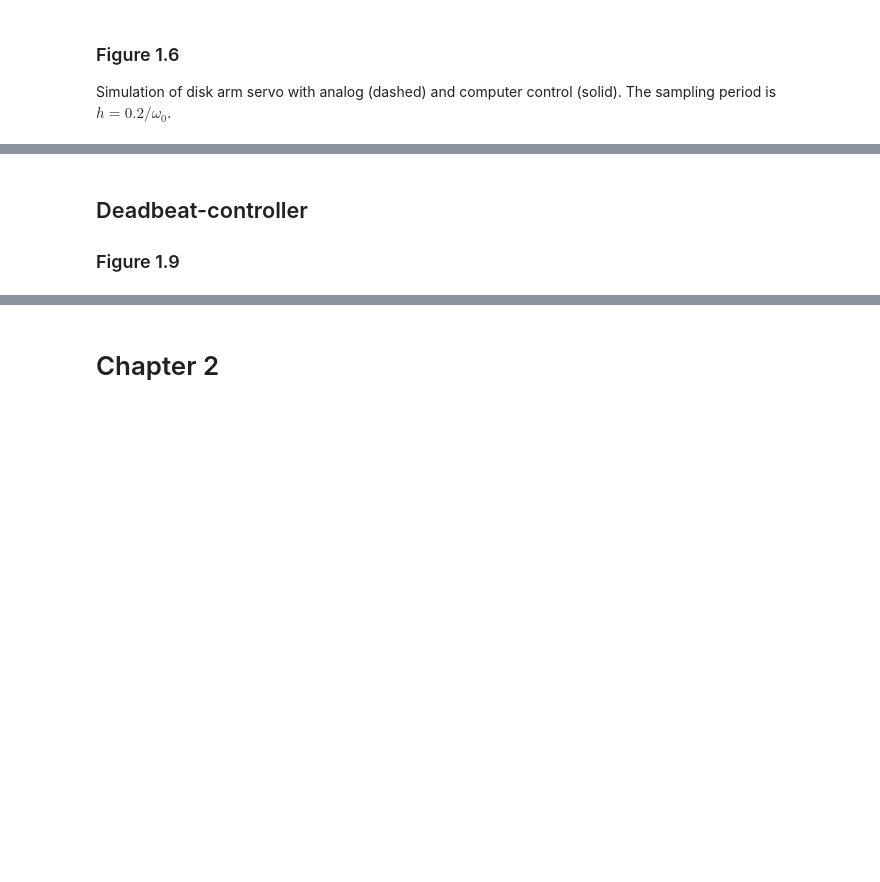
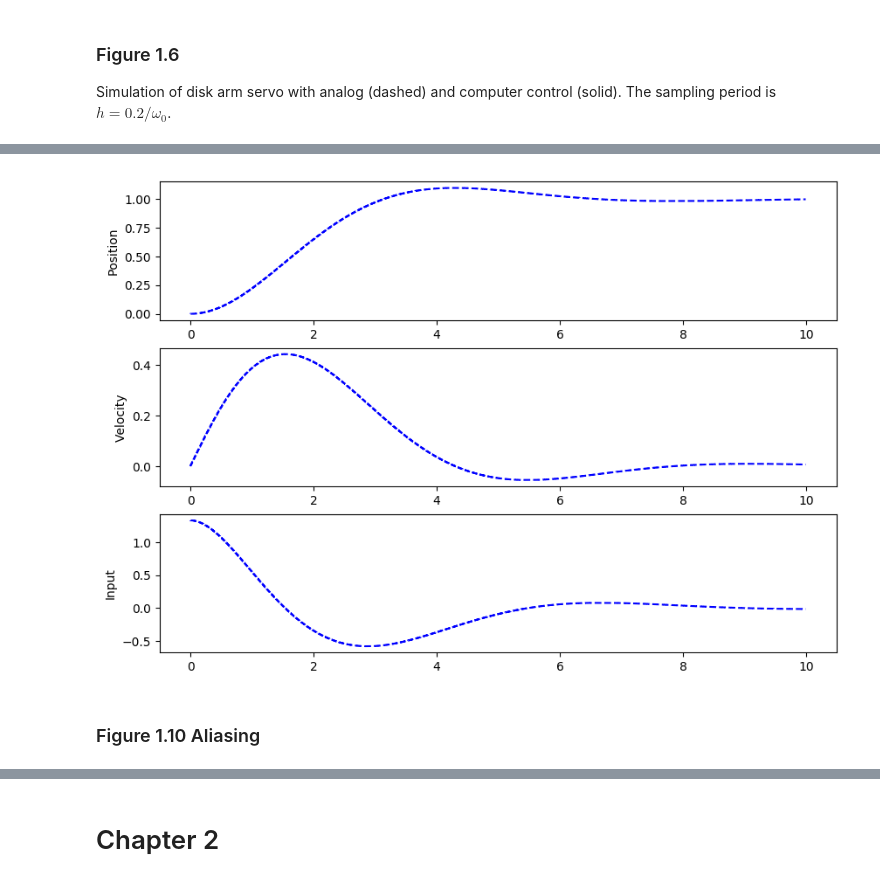
Before and after one commit to annesteenbeek/python_control_engineering, a Jupyter notebook: digital_control.ipynb, the cells around one changed output, grey strips where cells are left out. Saved outputs shown, nothing was run; the diff lists cells and outputs as text; code cells hidden in the pictures; blank space fills up the shorter version.

```diff
--- a/digital_control.ipynb
+++ b/digital_control.ipynb
@@ -129,3 +132,48 @@ plt.show();
+# %%
+def calc_velocity(positions, dt):
+    # v = (x[k+1]-x[k])/dt
+    v = np.diff(positions)/dt
+    v = np.insert(v, 0, 0) # prepend 0 as starting velocity
+    return v
+
+
+fig1, axs = plt.subplots(nrows=3, ncols=1, figsize=(10,7))
+
+h = 1.4/freq
+
+G_d = G.sample(h)
+FB_d = FB.sample(h, method='euler')
+loop_d = ctl.feedback(G_d,FB_d,sign=-1)
+
+td_in = np.arange(0,10,h)
+ud = np.ones(len(td_in))*gain
+
+td_out, yd_out, xd_out = ctl.forced_response(loop_d, td_in, ud)
+yd_out = yd_out[0] # discrete systems are stored as an array
+_, ed_out, _ = ctl.forced_response(FB_d, td_in, yd_out)
+errord = ud - ed_out[0]
+
+# get velocity
+v_out = calc_velocity(y_out, 0.01)
+
+# plot position
+axs[0].step(t_out,y_out, color='blue', linestyle='--')
+axs[0].set_ylabel('Position')
+# axs[0].set_ylim((-0.1, 1.3))
+
+
+# plot velocity
+axs[1].step(t_out,v_out, color='blue', linestyle='--')
+axs[1].set_ylabel('Velocity')
+# axs[0].set_ylim((-0.1, 1.3))
+
+# plot input
+axs[2].step(t_out,error, color='blue', linestyle='--')
+axs[2].set_ylabel('Input')
+# axs[0].set_ylim((-0.6, 0.6))
+
+plt.show();
+# %% [output]
+[figure, added]
 # %% [markdown]
-## Deadbeat-controller
-### Figure 1.9
+### Figure 1.10 Aliasing
```
Also changed, not shown: parts of 34 cells of this notebook.
